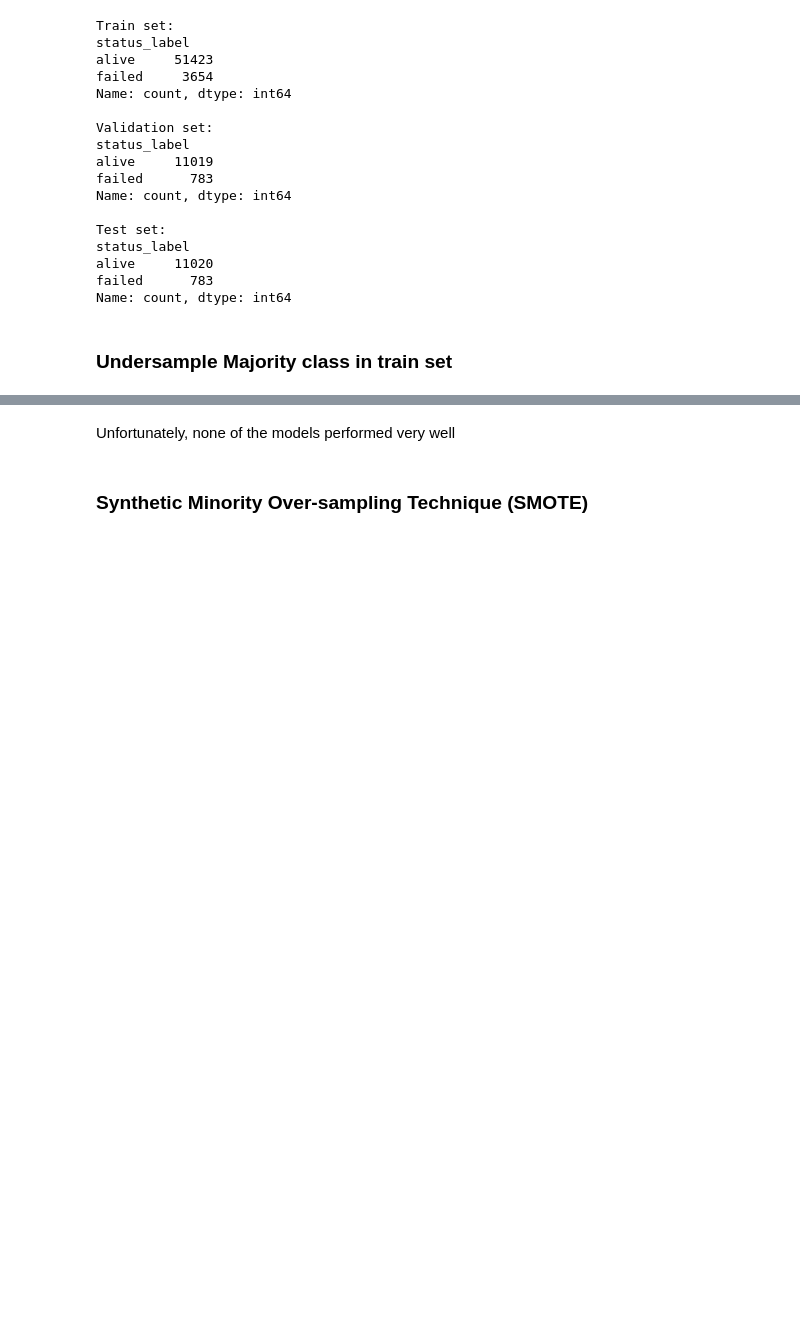
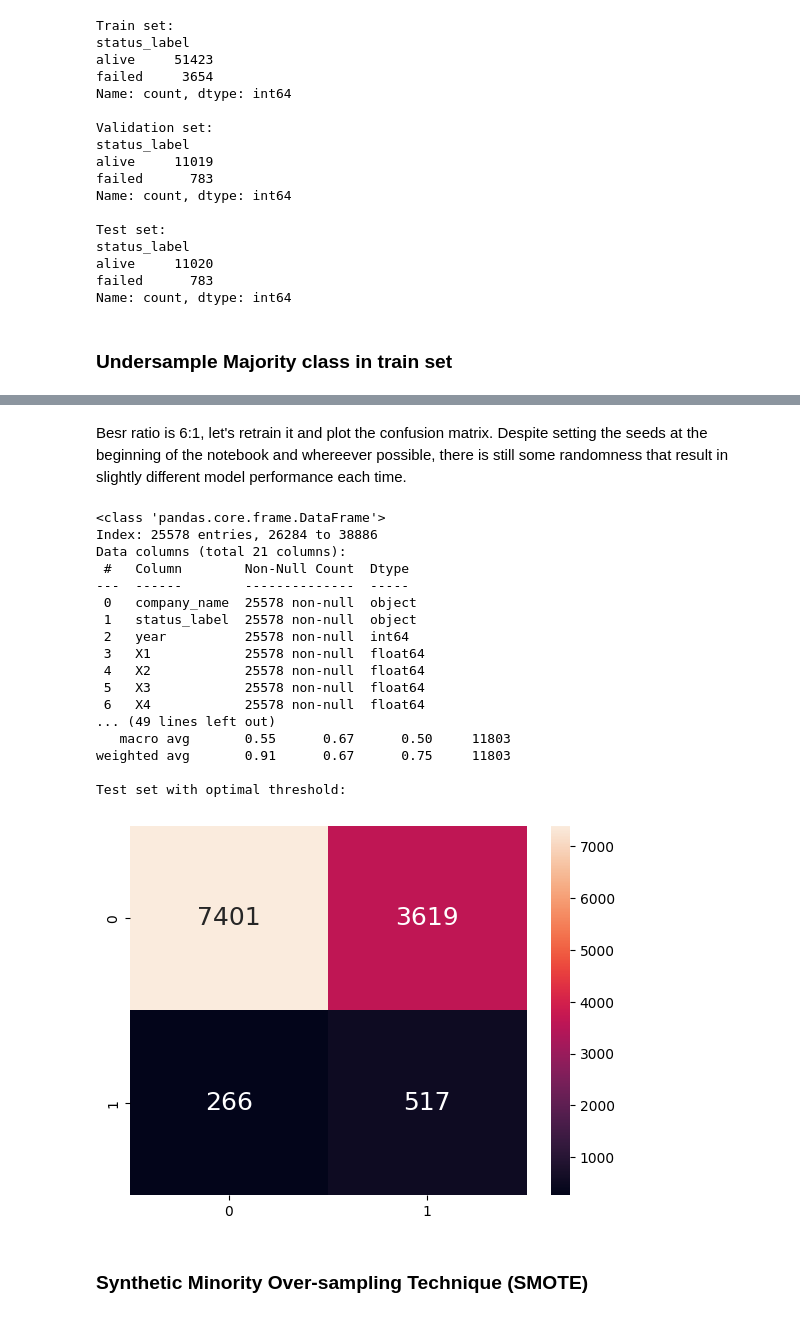
Before and after one commit to WRT4/BC2407-Bankruptcy, a Jupyter notebook: NN_final.ipynb, the cells around one changed output, grey strips where cells are left out. Saved outputs shown, nothing was run; the diff lists cells and outputs as text; code cells hidden in the pictures; blank space fills up the shorter version.

```diff
--- a/NN_final.ipynb
+++ b/NN_final.ipynb
@@ -355,5 +387,5 @@ Name: count, dtype: int64
 # %%
-def undersample(df_train, df_val, df_test, n):
+def undersample(df_train, df_val, df_test, n, plot=0):
     df_majority = df_train[df_train.status_label == "alive"]
     df_minority = df_train[df_train.status_label == "failed"]
 
@@ -380,7 +412,30 @@ def undersample(df_train, df_val, df_test, n):
     y_test = df_test["status_label"]
 
     print("Ratio is " + str(n) + " : " + str(1))
-    train_nn(X_train_undersampled, y_train_undersampled, X_val, y_val, X_test, y_test,verbose=0,plot=0)
+    temp = train_nn(X_train_undersampled, y_train_undersampled, X_val, y_val, X_test, y_test,verbose=0,plot=0)
+
+    # find best threshold and change to it
+    y_test_encoded = y_test.map({"alive": 0, "failed": 1})
+    y_pred_probs = temp.predict(X_test)
+    fpr, tpr, thresholds = roc_curve(y_test_encoded, y_pred_probs) # get False Potive Rate, True Positive Rate and thresholds
+    optimal_idx = (tpr - fpr).argmax() # Find threshold with maximum difference between True Positve Rate and False Potive Rate
+    optimal_threshold = thresholds[optimal_idx] # Find best trade-off between high true positives and low false positives
+    print("Optimal Threshold:", optimal_threshold)
+
+    threshold = optimal_threshold
+    y_pred_probs = temp.predict(X_test)  # Get probabilities
+    y_pred = (y_pred_probs >= threshold).astype(int)  # Apply new threshold
+    if (plot):
+        print("Classification Report with Optimal Threshold:\n", classification_report(y_test_encoded, y_pred))
+        print("Test set with optimal threshold: ")
+        sns.heatmap(confusion_matrix(y_test_encoded, y_pred),
+                   annot = True, fmt=".0f", annot_kws={"size": 18})
+    else:
+        print("Classification Report with Optimal Threshold:\n", classification_report(y_test_encoded, y_pred))
+        print("Test set with optimal threshold: ")
+        print(confusion_matrix(y_test_encoded, y_pred))
+
+    return temp
 # %%
 for i in range(1, 12):
     undersample(df_train, df_val, df_test, i)
@@ -405,2 +460,23 @@ Test set:
 # %% [markdown]
-Unfortunately, none of the models performed very well
+Besr ratio is 6:1, let's retrain it and plot the confusion matrix. Despite setting the seeds at the beginning of the notebook and whereever possible, there is still some randomness that result in slightly different model performance each time.
+# %%
+model61 = undersample(df_train, df_val, df_test, 6, plot=1)
+# %% [output]
+<class 'pandas.core.frame.DataFrame'>
+Index: 25578 entries, 26284 to 38886
+Data columns (total 21 columns):
+ #   Column        Non-Null Count  Dtype
+---  ------        --------------  -----
+ 0   company_name  25578 non-null  object
+ 1   status_label  25578 non-null  object
+ 2   year          25578 non-null  int64
+ 3   X1            25578 non-null  float64
+ 4   X2            25578 non-null  float64
+ 5   X3            25578 non-null  float64
+ 6   X4            25578 non-null  float64
+... (49 lines left out)
+   macro avg       0.55      0.67      0.50     11803
+weighted avg       0.91      0.67      0.75     11803
+
+Test set with optimal threshold:
+[figure, added]
```
Also changed, not shown: parts of 71 cells of this notebook.
